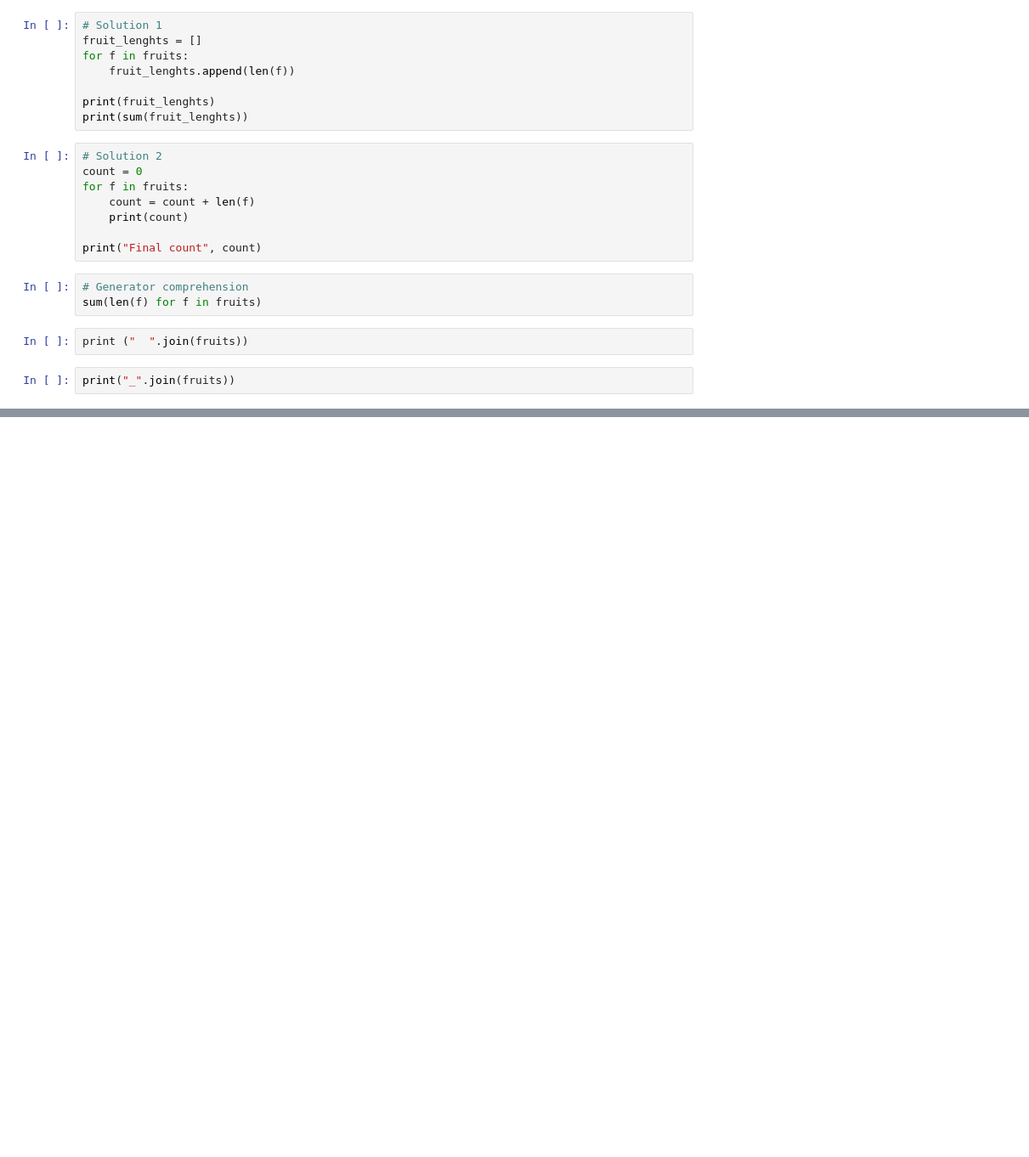
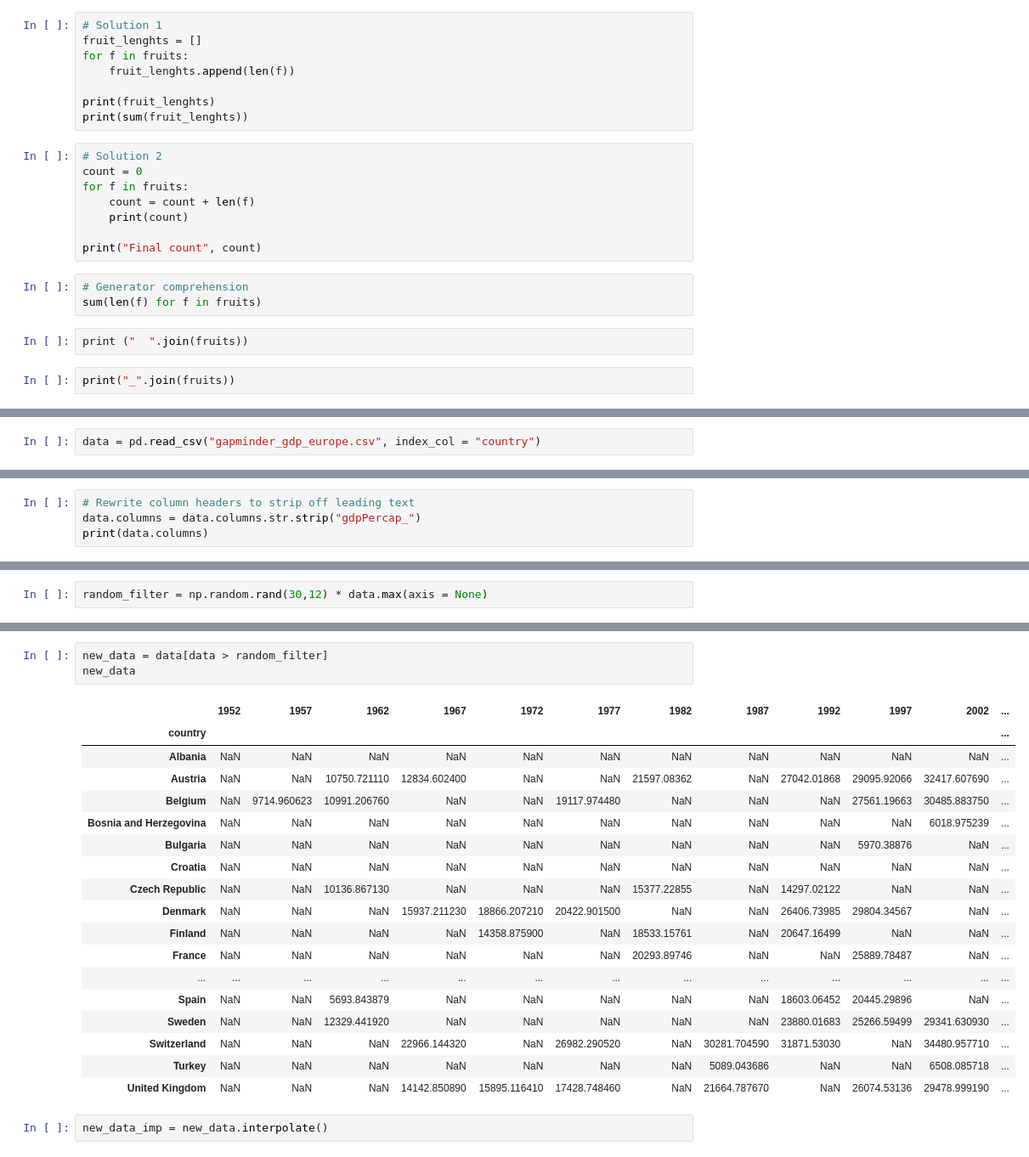
Before and after one commit to mhernandezgarcia2/data, a Jupyter notebook: summerbridge.ipynb, the cells around one changed output, grey strips where cells are left out. Shown: that part at 85% size. Saved outputs shown, nothing was run; the diff lists cells and outputs as text; blank space fills up the shorter version.

```diff
--- a/summerbridge.ipynb
+++ b/summerbridge.ipynb
@@ -233,0 +551,2 @@ print("_".join(fruits))
+# %%
+data = pd.read_csv("gapminder_gdp_europe.csv", index_col = "country")
@@ -233,0 +618,4 @@ print("_".join(fruits))
+# %%
+# Rewrite column headers to strip off leading text
+data.columns = data.columns.str.strip("gdpPercap_")
+print(data.columns)
@@ -233,0 +890,2 @@ print("_".join(fruits))
+# %%
+random_filter = np.random.rand(30,12) * data.max(axis = None)
@@ -233,0 +912,24 @@ print("_".join(fruits))
+# %%
+new_data = data[data > random_filter]
+new_data
+# %% [output]
+|  | 1952 | 1957 | 1962 | 1967 | 1972 | 1977 | 1982 | 1987 | 1992 | 1997 | 2002 | ... |
+| country |  |  |  |  |  |  |  |  |  |  |  | ... |
+| Albania | NaN | NaN | NaN | NaN | NaN | NaN | NaN | NaN | NaN | NaN | NaN | ... |
+| Austria | NaN | NaN | 10750.721110 | 12834.602400 | NaN | NaN | 21597.08362 | NaN | 27042.01868 | 29095.92066 | 32417.607690 | ... |
+| Belgium | NaN | 9714.960623 | 10991.206760 | NaN | NaN | 19117.974480 | NaN | NaN | NaN | 27561.19663 | 30485.883750 | ... |
+| Bosnia and Herzegovina | NaN | NaN | NaN | NaN | NaN | NaN | NaN | NaN | NaN | NaN | 6018.975239 | ... |
+| Bulgaria | NaN | NaN | NaN | NaN | NaN | NaN | NaN | NaN | NaN | 5970.38876 | NaN | ... |
+| Croatia | NaN | NaN | NaN | NaN | NaN | NaN | NaN | NaN | NaN | NaN | NaN | ... |
+| Czech Republic | NaN | NaN | 10136.867130 | NaN | NaN | NaN | 15377.22855 | NaN | 14297.02122 | NaN | NaN | ... |
+| Denmark | NaN | NaN | NaN | 15937.211230 | 18866.207210 | 20422.901500 | NaN | NaN | 26406.73985 | 29804.34567 | NaN | ... |
+| Finland | NaN | NaN | NaN | NaN | 14358.875900 | NaN | 18533.15761 | NaN | 20647.16499 | NaN | NaN | ... |
+| France | NaN | NaN | NaN | NaN | NaN | NaN | 20293.89746 | NaN | NaN | 25889.78487 | NaN | ... |
+| ... | ... | ... | ... | ... | ... | ... | ... | ... | ... | ... | ... | ... |
+| Spain | NaN | NaN | 5693.843879 | NaN | NaN | NaN | NaN | NaN | 18603.06452 | 20445.29896 | NaN | ... |
+| Sweden | NaN | NaN | 12329.441920 | NaN | NaN | NaN | NaN | NaN | 23880.01683 | 25266.59499 | 29341.630930 | ... |
+| Switzerland | NaN | NaN | NaN | 22966.144320 | NaN | 26982.290520 | NaN | 30281.704590 | 31871.53030 | NaN | 34480.957710 | ... |
+| Turkey | NaN | NaN | NaN | NaN | NaN | NaN | NaN | 5089.043686 | NaN | NaN | 6508.085718 | ... |
+| United Kingdom | NaN | NaN | NaN | 14142.850890 | 15895.116410 | 17428.748460 | NaN | 21664.787670 | NaN | 26074.53136 | 29478.999190 | ... |
+# %%
+new_data_imp = new_data.interpolate()
```
Also changed, not shown: parts of 146 cells of this notebook.
